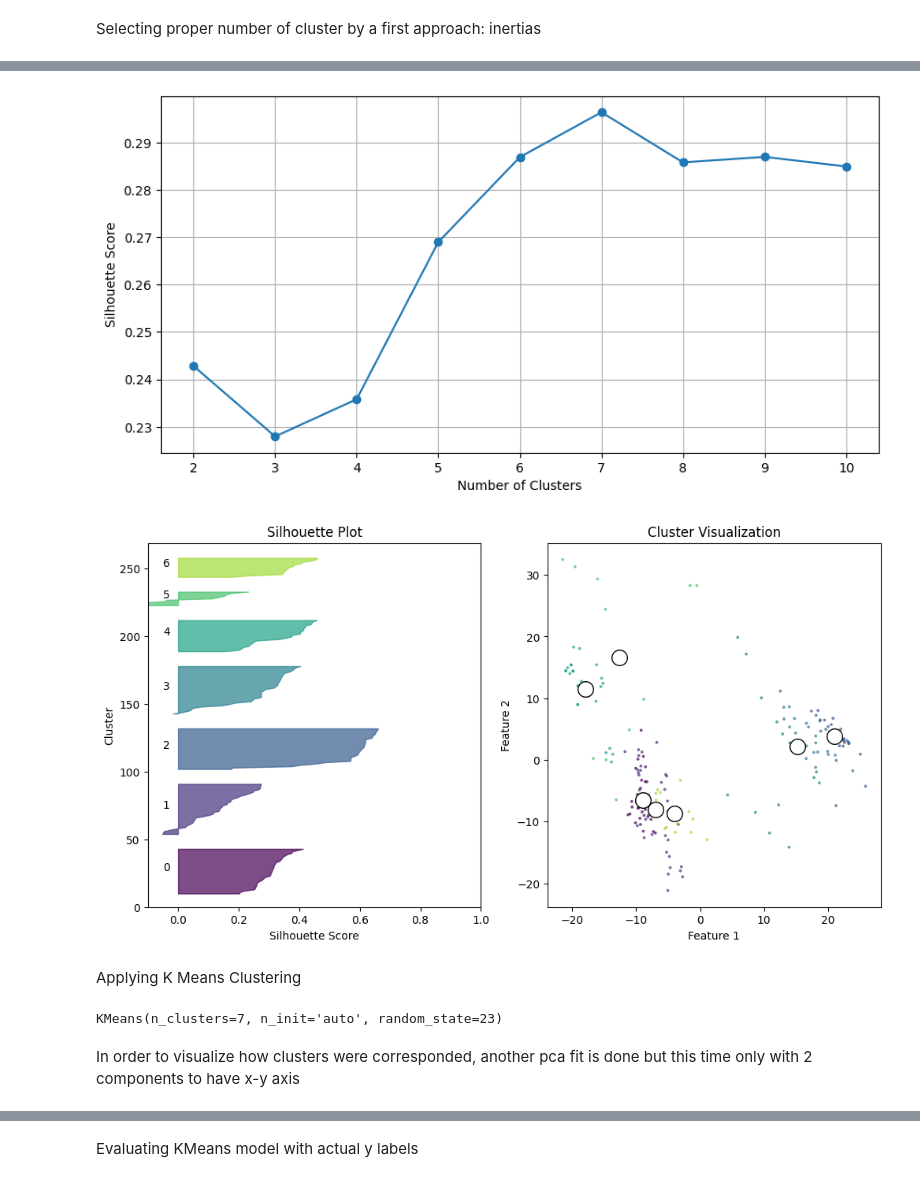
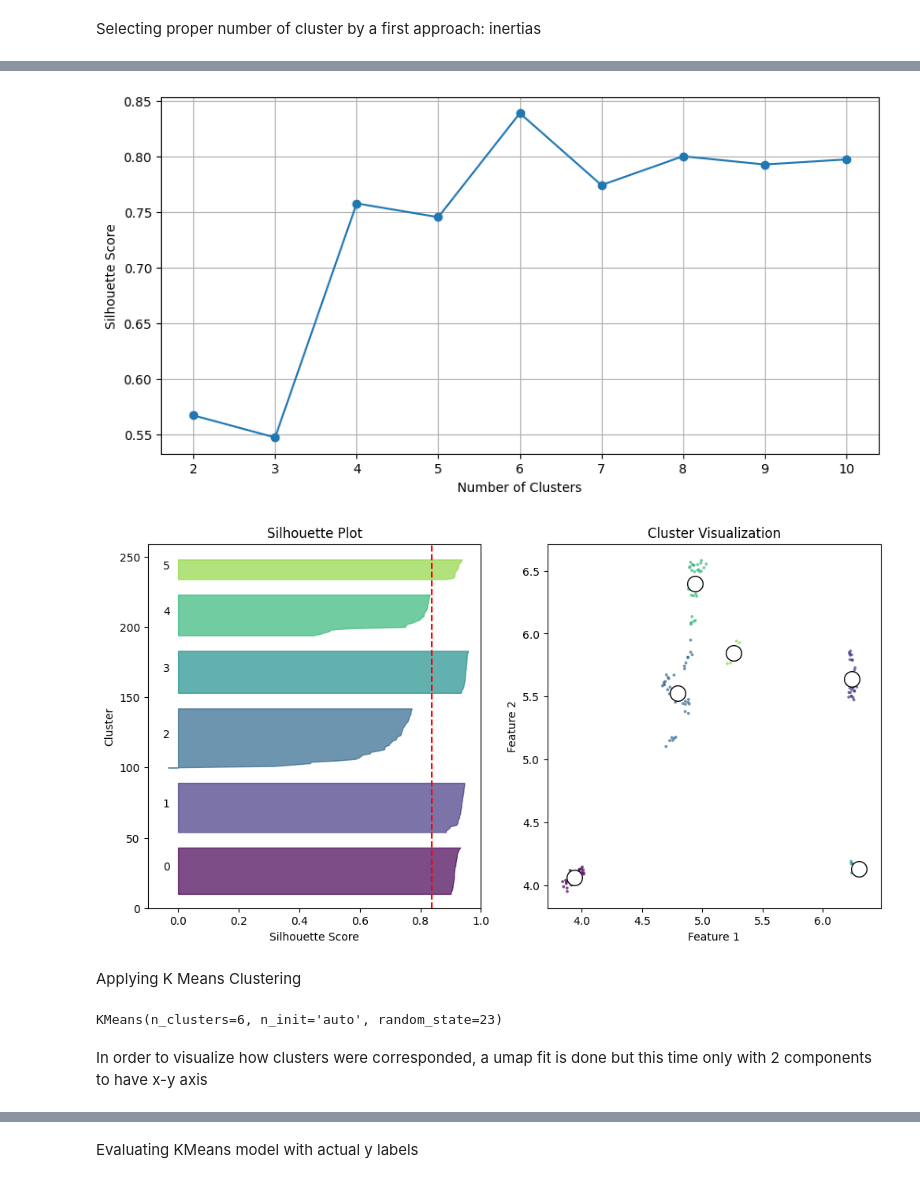
Before and after one commit to JoseGarayar/clustering_utec, a Jupyter notebook: clustering_analysis.ipynb, the cells around one changed output, grey strips where cells are left out. Cells and saved outputs as stored; diff of their text form; code cells hidden in the pictures.

```diff
--- a/clustering_analysis.ipynb
+++ b/clustering_analysis.ipynb
@@ -65,6 +79,6 @@ Then the new X dataset is fitted by using the found n_components
 # %%
-# declaring and pca instance
-pca = PCA(n_components = n_pca, random_state = 23)
+# declaring and umap instance
+umap = UMAP(n_components = n_svd, init = 'random', random_state = 23)
 
 # fitting model
-X_pca = pca.fit_transform(X_sc)
+X_umap = umap.fit_transform(X_sc)
@@ -75,7 +107,7 @@ Applying Agglomerative Hierarchical Clustering on those selected principal compo
 agg_clus = AgglomerativeClustering(n_clusters = None, distance_threshold = 0)
 
 # fitting model
-agg_clus.fit(X_pca)
+agg_clus.fit(X_umap)
 # %% [output]
 AgglomerativeClustering(distance_threshold=0, n_clusters=None)
 # %% [markdown]
@@ -127,7 +159,7 @@ max_k = 10 # max number of cluster to be tested
 for k in range(1, max_k + 1):
 
     kmeans = KMeans(n_clusters = k, random_state = 23, n_init='auto')
-    kmeans.fit(X_pca)
+    kmeans.fit(X_umap)
 
     means.append(k)
     inertias.append(kmeans.inertia_)
@@ -151,7 +183,7 @@ def optimize_k_means_Elbow(data, max_k):
     for k in range(1, max_k):
 
         kmeans = KMeans(n_clusters = k, random_state = 0, n_init='auto')
-        kmeans.fit(X_pca)
+        kmeans.fit(X_umap)
 
         means.append(k)
         inertias.append(kmeans.inertia_)
@@ -181,20 +213,27 @@ def optimize_k_means_silhouette(data, max_k):
 
 
 def plot_silhouette_with_clusters(data, k):
+    # Fit KMeans and get cluster labels
     kmeans = KMeans(n_clusters=k, random_state=0, n_init='auto')
     labels = kmeans.fit_predict(data)
-    silhouette_avg = silhouette_samples(data, labels)
 
+    # Calculate the average silhouette score for the entire dataset
+    silhouette_avg = silhouette_score(data, labels)
+
+    # Calculate silhouette scores for each sample
+    silhouette_vals = silhouette_samples(data, labels)
+
+    # Create subplots
     fig, (ax1, ax2) = plt.subplots(1, 2, figsize=(12, 6))
 
-    # Gráfico de silueta
+    # Silhouette Plot
     ax1.set_xlim([-0.1, 1])
     ax1.set_ylim([0, len(data) + (k + 1) * 10])
 
     y_lower = 10
 
     for i in range(k):
-        cluster_silhouette_vals = silhouette_avg[labels == i]
+        cluster_silhouette_vals = silhouette_vals[labels == i]
         cluster_silhouette_vals.sort()
 
         size_cluster_i = cluster_silhouette_vals.shape[0]
@@ -206,11 +245,14 @@ def plot_silhouette_with_clusters(data, k):
         ax1.text(-0.05, y_lower + 0.5 * size_cluster_i, str(i))
         y_lower = y_upper + 10
 
+    # Line for the average silhouette score
+    ax1.axvline(x=silhouette_avg, color="red", linestyle="--")
+
     ax1.set_title('Silhouette Plot')
     ax1.set_xlabel('Silhouette Score')
     ax1.set_ylabel('Cluster')
 
-    # Visualización de los clusters
+    # Cluster Visualization
     colors = plt.cm.viridis(labels.astype(float) / k)
     ax2.scatter(data[:, 0], data[:, 1], marker='.', s=30, lw=0, alpha=0.7, c=colors, edgecolor='k')
     centers = kmeans.cluster_centers_
@@ -222,7 +264,7 @@ def plot_silhouette_with_clusters(data, k):
 
     plt.show()
 # %%
-optimize_k_means_Elbow (X_pca, 10)
-optimize_k_means_silhouette(X_pca, 10)
-plot_silhouette_with_clusters(X_pca,7)
+optimize_k_means_Elbow (X_umap, 10)
+optimize_k_means_silhouette(X_umap, 10)
+plot_silhouette_with_clusters(X_umap,6)
 # %% [output]
@@ -230,11 +272,11 @@ plot_silhouette_with_clusters(X_pca,7)
-[figure, old version]
+[figure, new version]
-[figure, old version]
+[figure, new version]
 # %% [markdown]
 Applying K Means Clustering
 # %%
-kmeans = KMeans(n_clusters = 7, random_state = 23, n_init='auto')
-kmeans.fit(X_pca)
+kmeans = KMeans(n_clusters = 6, random_state = 23, n_init='auto')
+kmeans.fit(X_umap)
 # %% [output]
-KMeans(n_clusters=7, n_init='auto', random_state=23)
+KMeans(n_clusters=6, n_init='auto', random_state=23)
 # %% [markdown]
-In order to visualize how clusters were corresponded, another pca fit is done but this time only with 2 components to have x-y axis
+In order to visualize how clusters were corresponded, a umap fit is done but this time only with 2 components to have x-y axis
```
Also changed, not shown: parts of 48 cells of this notebook, 1 other file.
